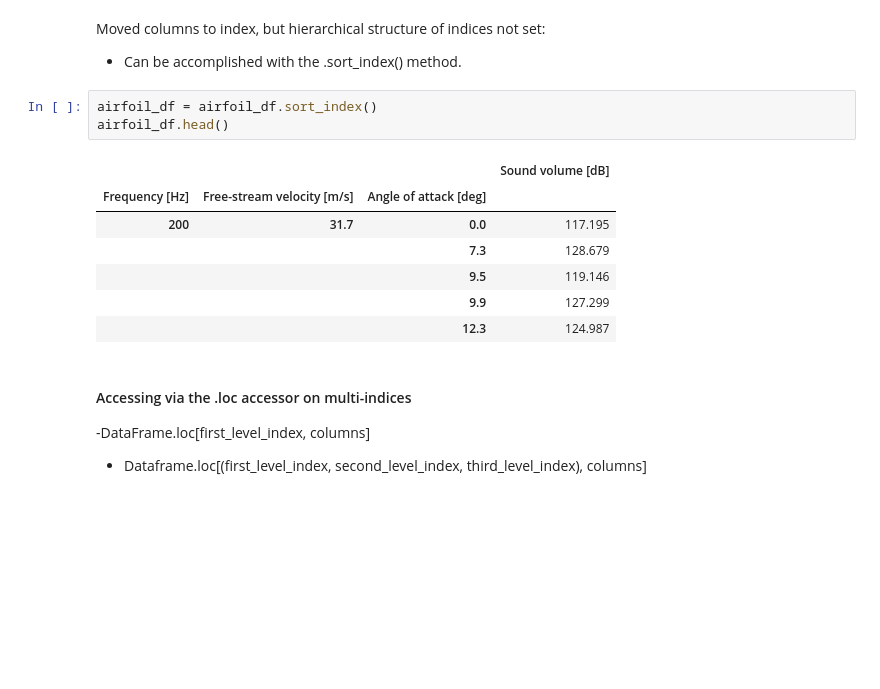
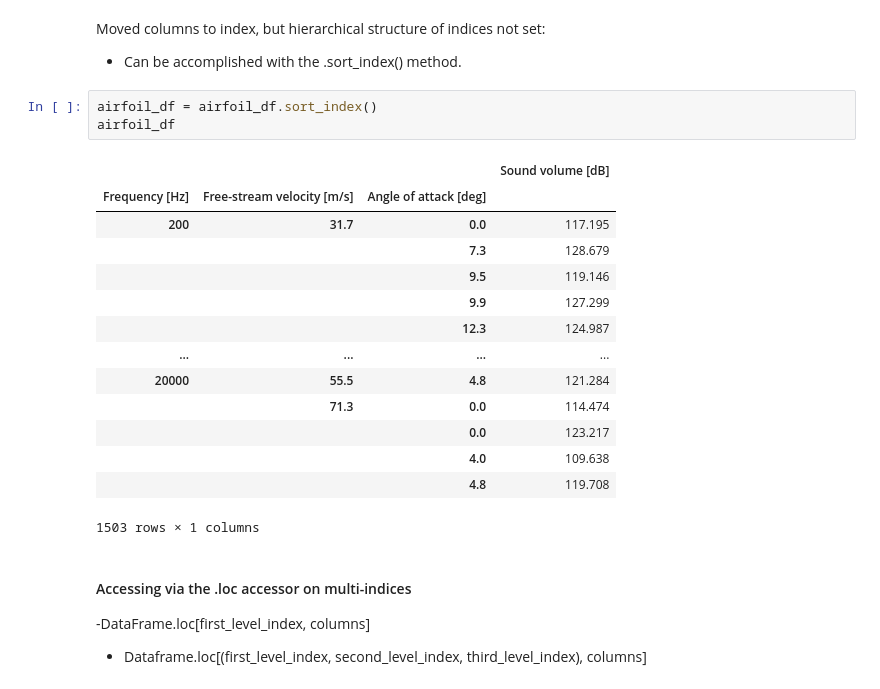
Before and after one commit to anubisftw/DSNYC103122, a Jupyter notebook: Phase1_Topic5_Pandas/Ph1_T5_5_Reshaping_the_data.ipynb, the cells around one changed output. Saved outputs shown, nothing was run; the diff lists cells and outputs as text; blank space fills up the shorter version.

```diff
--- a/Phase1_Topic5_Pandas/Ph1_T5_5_Reshaping_the_data.ipynb
+++ b/Phase1_Topic5_Pandas/Ph1_T5_5_Reshaping_the_data.ipynb
@@ -209,15 +223,22 @@ Moved columns to index, but hierarchical structure of indices not set:
 - Can be accomplished with the .sort_index() method.
 # %%
 airfoil_df = airfoil_df.sort_index()
-airfoil_df.head()
+airfoil_df
 # %% [output]
 |  |  |  | Sound volume [dB] |
 | Frequency [Hz] | Free-stream velocity [m/s] | Angle of attack [deg] |  |
 | 200 | 31.7 | 0.0 | 117.195 |
 |  |  | 7.3 | 128.679 |
 |  |  | 9.5 | 119.146 |
 |  |  | 9.9 | 127.299 |
 |  |  | 12.3 | 124.987 |
+| ... | ... | ... | ... |
+| 20000 | 55.5 | 4.8 | 121.284 |
+|  | 71.3 | 0.0 | 114.474 |
+|  |  | 0.0 | 123.217 |
+|  |  | 4.0 | 109.638 |
+|  |  | 4.8 | 119.708 |
+1503 rows × 1 columns
 # %% [markdown]
 #### Accessing via the .loc accessor on multi-indices
 -DataFrame.loc[first_level_index, columns]
```
Also changed, not shown: parts of 3 cells of this notebook.
